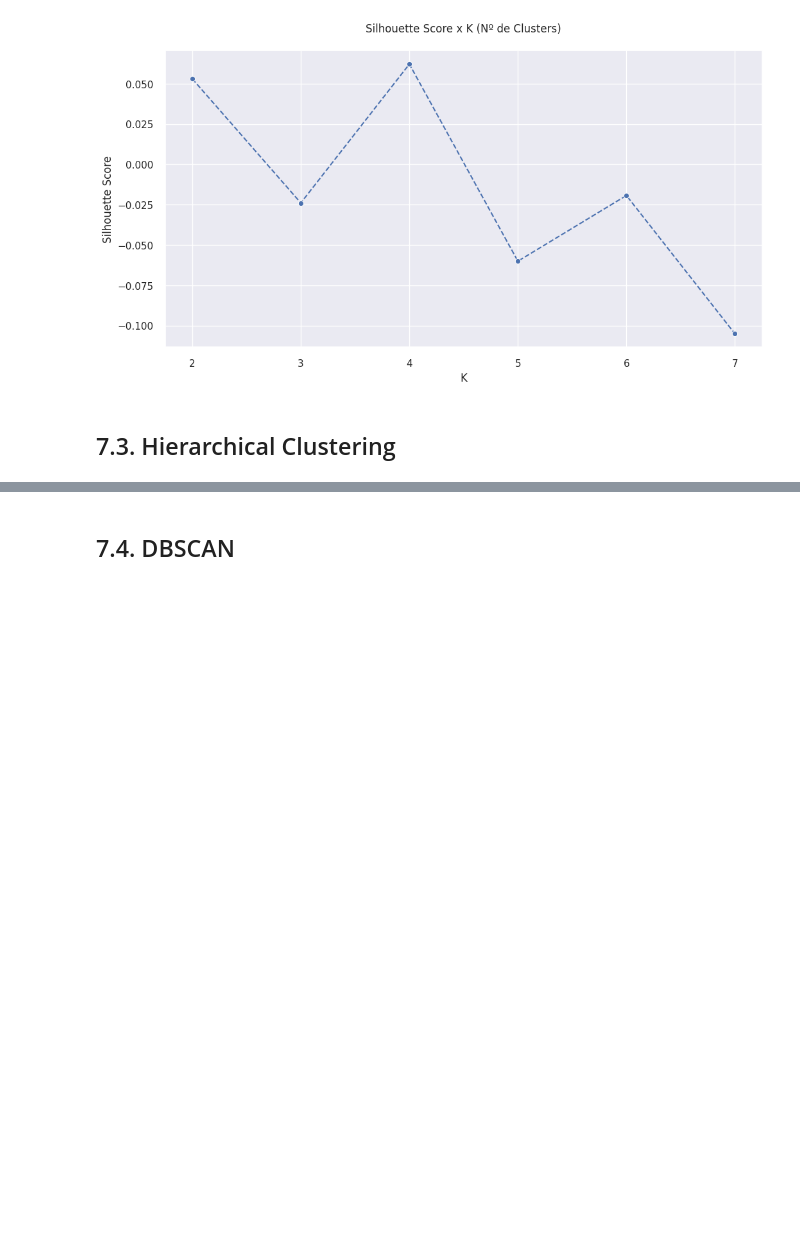
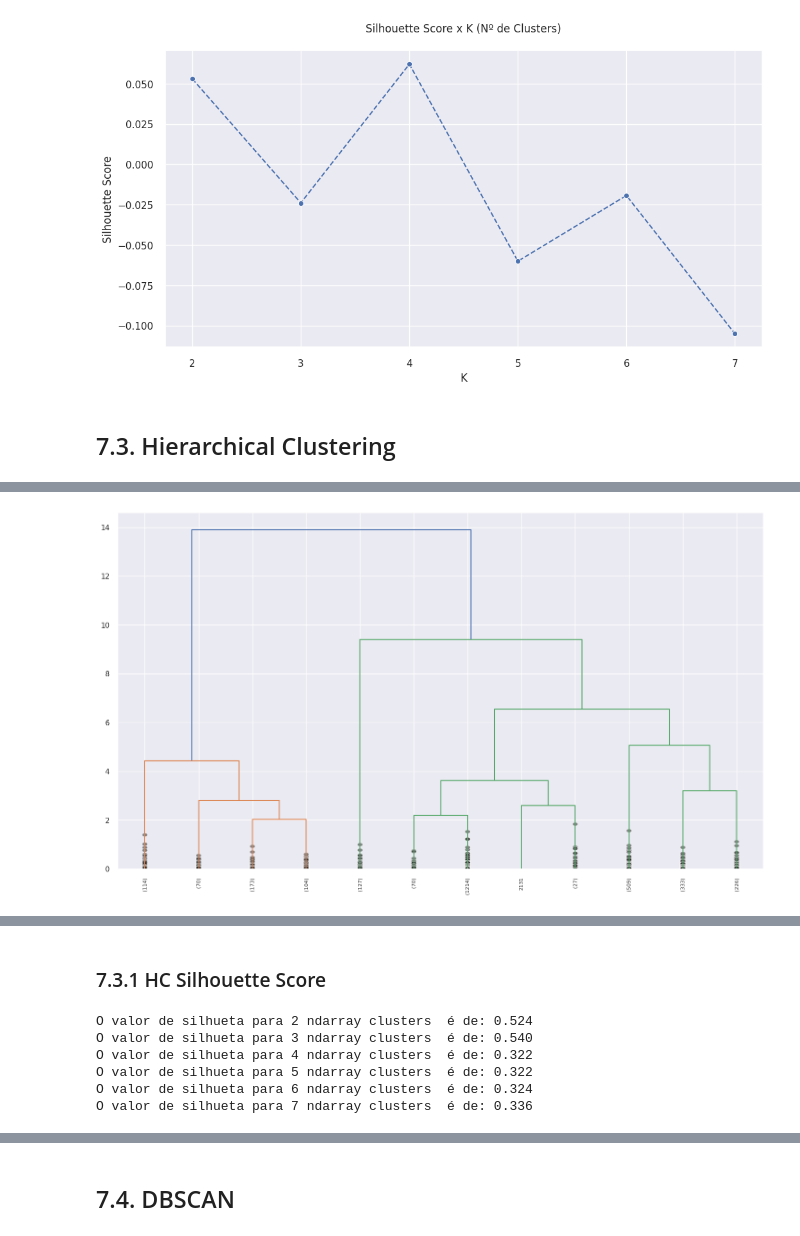
Before and after one commit to leassis91/allmart, a Jupyter notebook: notebooks/c08_modeling_clusters.ipynb, the cells around one changed output, grey strips where cells are left out. Saved outputs shown, nothing was run; the diff lists cells and outputs as text; code cells hidden in the pictures; blank space fills up the shorter version.

```diff
--- a/notebooks/c08_modeling_clusters.ipynb
+++ b/notebooks/c08_modeling_clusters.ipynb
@@ -1192,0 +1209,14 @@ sns.lineplot(x=clusters, y=gmm_list, linestyle='--', marker='o', color='b');
+# %%
+%%time
+
+plt.figure(figsize=(18, 10))
+hc.dendrogram(
+              hc_model,
+              truncate_mode='lastp',
+              p=12,
+              leaf_rotation=90,
+              leaf_font_size=8,
+             show_contracted=True)
+plt.show()
+# %% [output]
+[figure, added]
@@ -1192,0 +1225,24 @@ sns.lineplot(x=clusters, y=gmm_list, linestyle='--', marker='o', color='b');
+# %% [markdown]
+### 7.3.1 HC Silhouette Score
+# %%
+k = 2
+hc_list=[]
+for k in clusters:
+    # hc_model = hc.linkage(X, method='ward')
+
+    # Model Predict
+    hc_labels = hc.fcluster(hc_model,
+                            k,
+                            criterion='maxclust')
+
+    # Metric
+    hc_sil = silhouette_score(X, hc_labels, metric='euclidean')
+    hc_list.append(hc_sil)
+    print(f"O valor de silhueta para {len(np.unique(hc_labels))} {type(hc_model).__name__} clusters  é de: {hc_sil:.3f}")
+# %% [output]
+O valor de silhueta para 2 ndarray clusters  é de: 0.524
+O valor de silhueta para 3 ndarray clusters  é de: 0.540
+O valor de silhueta para 4 ndarray clusters  é de: 0.322
+O valor de silhueta para 5 ndarray clusters  é de: 0.322
+O valor de silhueta para 6 ndarray clusters  é de: 0.324
+O valor de silhueta para 7 ndarray clusters  é de: 0.336
```
Also changed, not shown: parts of 20 cells of this notebook.
